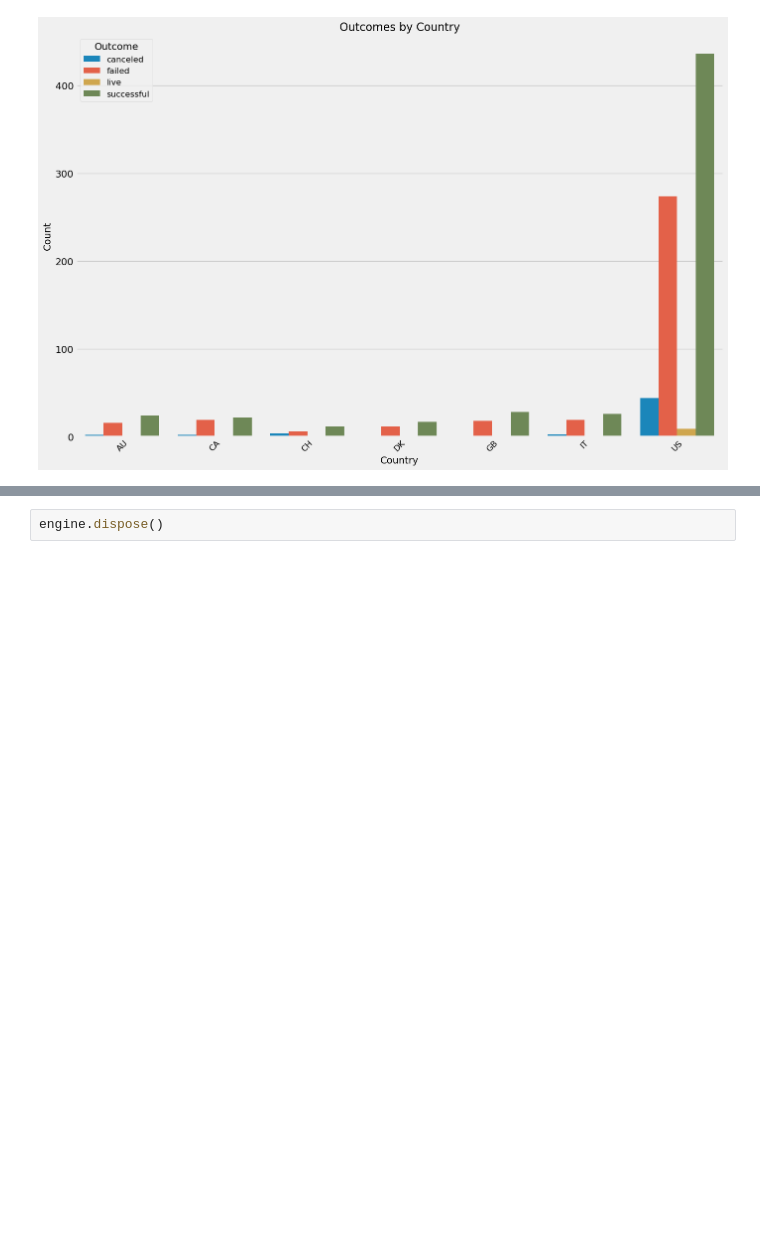
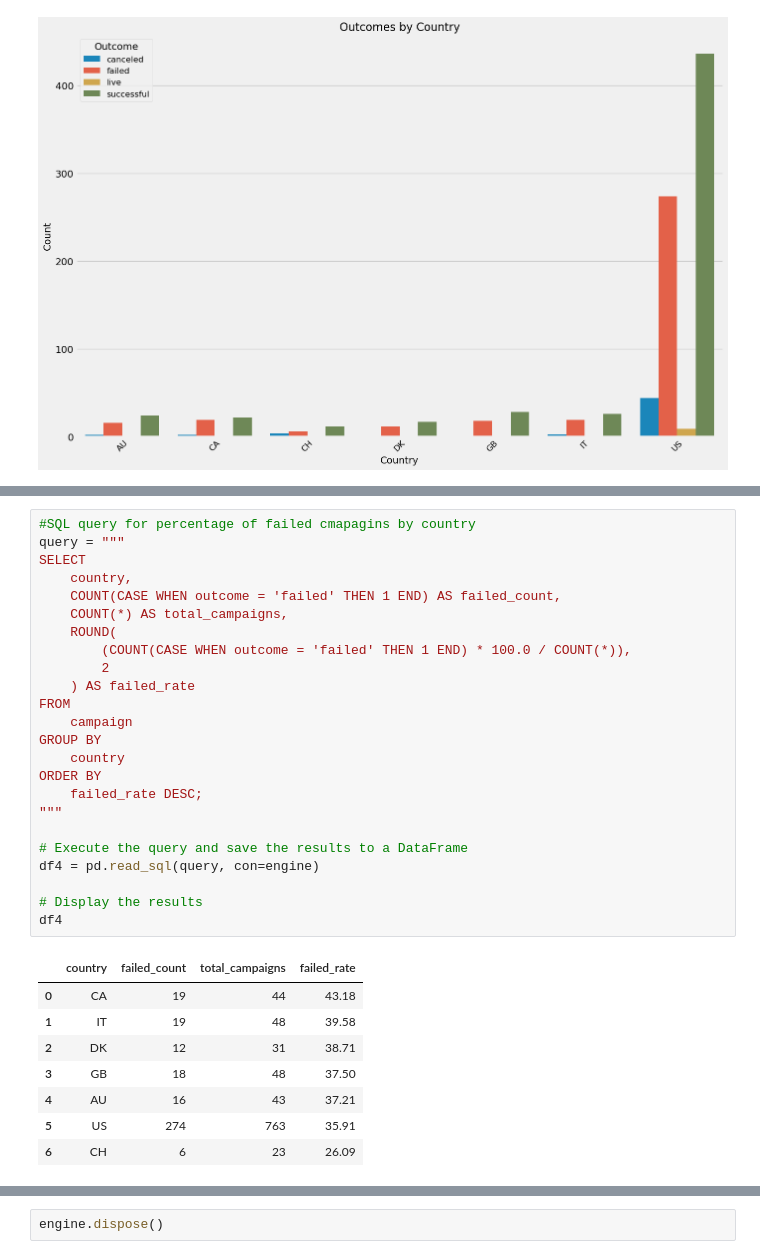
Before and after one commit to epino93/Project2_Group7_, a Jupyter notebook: part_4_crowdfunding_queries.ipynb, the cells around one changed output, grey strips where cells are left out. Saved outputs shown, nothing was run; the diff lists cells and outputs as text; blank space fills up the shorter version.

```diff
--- a/part_4_crowdfunding_queries.ipynb
+++ b/part_4_crowdfunding_queries.ipynb
@@ -475,0 +519,33 @@ plt.show()
+# %%
+#SQL query for percentage of failed cmapagins by country
+query = """
+SELECT
+    country,
+    COUNT(CASE WHEN outcome = 'failed' THEN 1 END) AS failed_count,
+    COUNT(*) AS total_campaigns,
+    ROUND(
+        (COUNT(CASE WHEN outcome = 'failed' THEN 1 END) * 100.0 / COUNT(*)),
+        2
+    ) AS failed_rate
+FROM
+    campaign
+GROUP BY
+    country
+ORDER BY
+    failed_rate DESC;
+"""
+
+# Execute the query and save the results to a DataFrame
+df4 = pd.read_sql(query, con=engine)
+
+# Display the results
+df4
+# %% [output]
+|  | country | failed_count | total_campaigns | failed_rate |
+| 0 | CA | 19 | 44 | 43.18 |
+| 1 | IT | 19 | 48 | 39.58 |
+| 2 | DK | 12 | 31 | 38.71 |
+| 3 | GB | 18 | 48 | 37.50 |
+| 4 | AU | 16 | 43 | 37.21 |
+| 5 | US | 274 | 763 | 35.91 |
+| 6 | CH | 6 | 23 | 26.09 |
```
Also changed, not shown: parts of 7 cells of this notebook.
